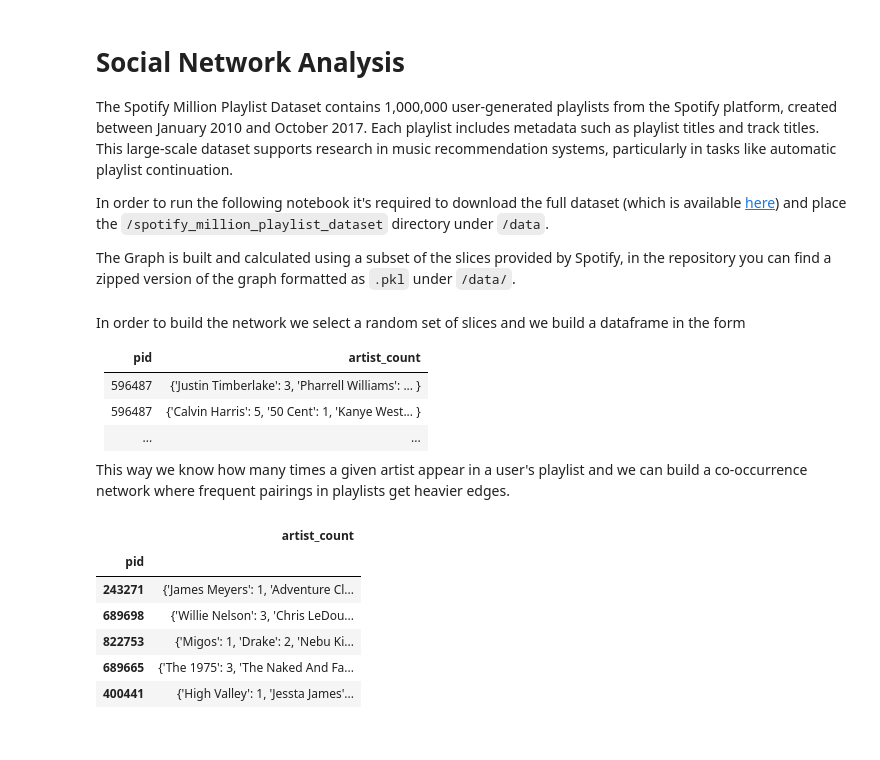
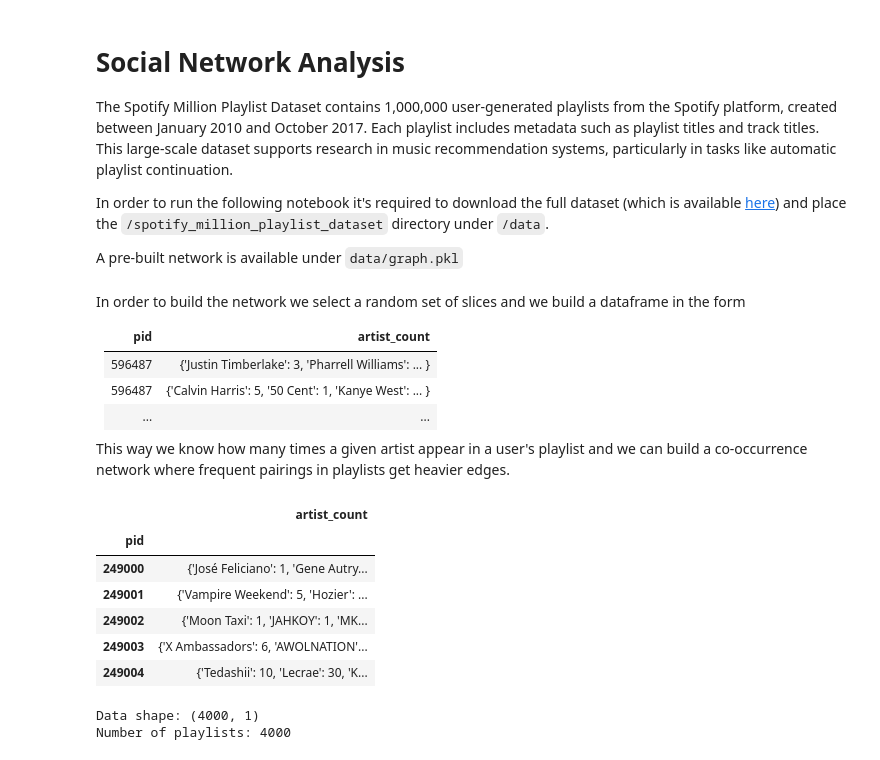
Before and after one commit to micheledinelli/spotify-playlists-network-analysis, a Jupyter notebook: main.ipynb, the cells around one changed output. Saved outputs shown, nothing was run; the diff lists cells and outputs as text; code cells hidden in the pictures.

```diff
--- a/main.ipynb
+++ b/main.ipynb
@@ -5,7 +5,7 @@ The Spotify Million Playlist Dataset contains 1,000,000 user-generated playlists
 
 In order to run the following notebook it's required to download the full dataset (which is available [here](https://www.aicrowd.com/challenges/spotify-million-playlist-dataset-challenge/)) and place the `/spotify_million_playlist_dataset` directory under `/data`.
 
-The Graph is built and calculated using a subset of the slices provided by Spotify, in the repository you can find a zipped version of the graph formatted as `.pkl` under `/data/`.
+A pre-built network is available under `data/graph.pkl`
 # %%
 import os
 import json
@@ -23,9 +23,9 @@ In order to build the network we select a random set of slices and we build a da
 
 | pid       | artist_count |
 | --------- | ------------ |
-| 596487    | {'Justin Timberlake': 3, 'Pharrell Williams': ... }   |
-| 596487    | {'Calvin Harris': 5, '50 Cent': 1, 'Kanye West... }   |
-| ...       | ...                                                   |
+| 596487    | {'Justin Timberlake': 3, 'Pharrell Williams': ... }    |
+| 596487    | {'Calvin Harris': 5, '50 Cent': 1, 'Kanye West': ... } |
+| ...       | ...                                                    |
 
 This way we know how many times a given artist appear in a user's playlist and we can build a co-occurrence network where frequent pairings in playlists get heavier edges.
 # %%
@@ -37,14 +37,13 @@ np.random.seed(42)
 np.random.shuffle(slices)
 
 df = pd.DataFrame()
-for s in slices[:10]:
+for s in slices[:4]:
     with open(os.path.join(data_path, s)) as f:
         data = json.load(f)
 
     playlists = data['playlists']
 
     rows = []
-
     for playlist in playlists:
         pid = playlist['pid']
         artist_names = [track['artist_name'] for track in playlist['tracks']]
@@ -55,13 +54,19 @@ for s in slices[:10]:
     dd.set_index('pid', inplace=True)
 
     df = pd.concat([df, dd], axis=0)
-
-df.sample(5)
-# %% [output]
-|  | artist_count |
-| pid |  |
-| 243271 | {'James Meyers': 1, 'Adventure Cl... |
-| 689698 | {'Willie Nelson': 3, 'Chris LeDou... |
-| 822753 | {'Migos': 1, 'Drake': 2, 'Nebu Ki... |
-| 689665 | {'The 1975': 3, 'The Naked And Fa... |
-| 400441 | {'High Valley': 1, 'Jessta James'... |
+# %%
+df.head()
+# %% [output]
+|  | artist_count |
+| pid |  |
+| 249000 | {'José Feliciano': 1, 'Gene Autry... |
+| 249001 | {'Vampire Weekend': 5, 'Hozier': ... |
+| 249002 | {'Moon Taxi': 1, 'JAHKOY': 1, 'MK... |
+| 249003 | {'X Ambassadors': 6, 'AWOLNATION'... |
+| 249004 | {'Tedashii': 10, 'Lecrae': 30, 'K... |
+# %%
+print(f"Data shape: {df.shape}")
+print(f"Number of playlists: {len(df)}")
+# %% [output]
+Data shape: (4000, 1)
+Number of playlists: 4000
```
Also changed, not shown: parts of 16 cells of this notebook, 9 other files.
